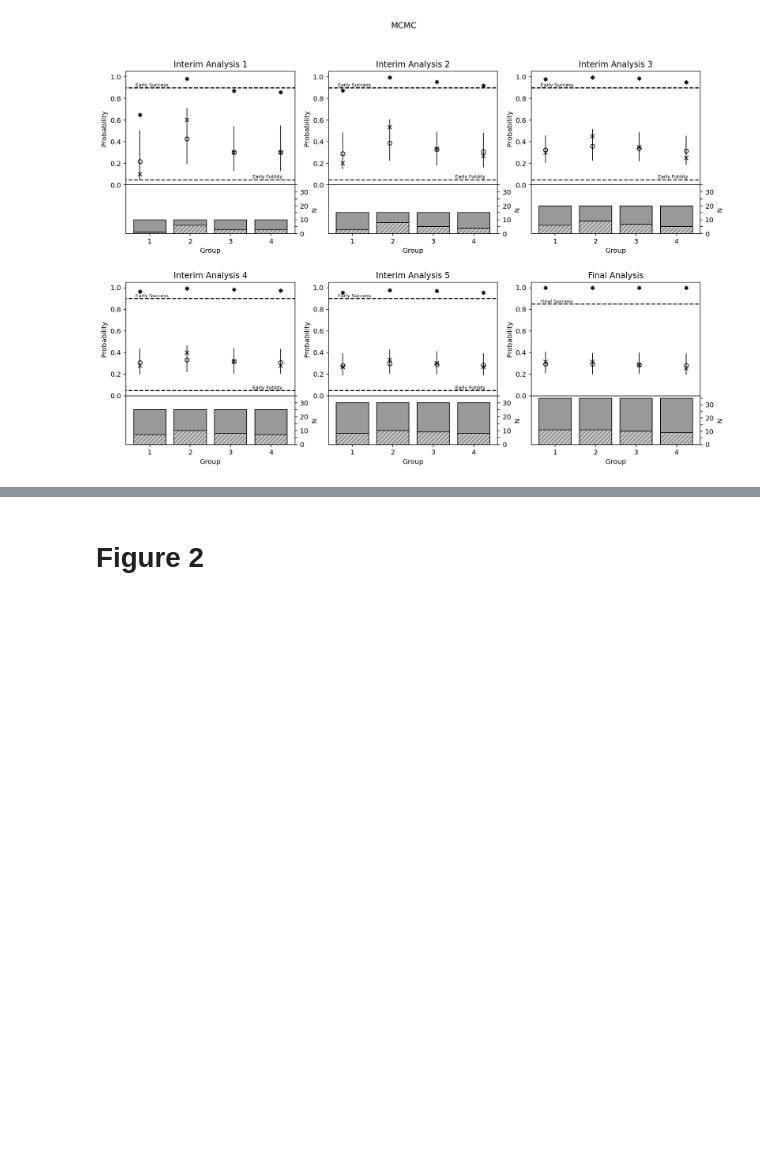
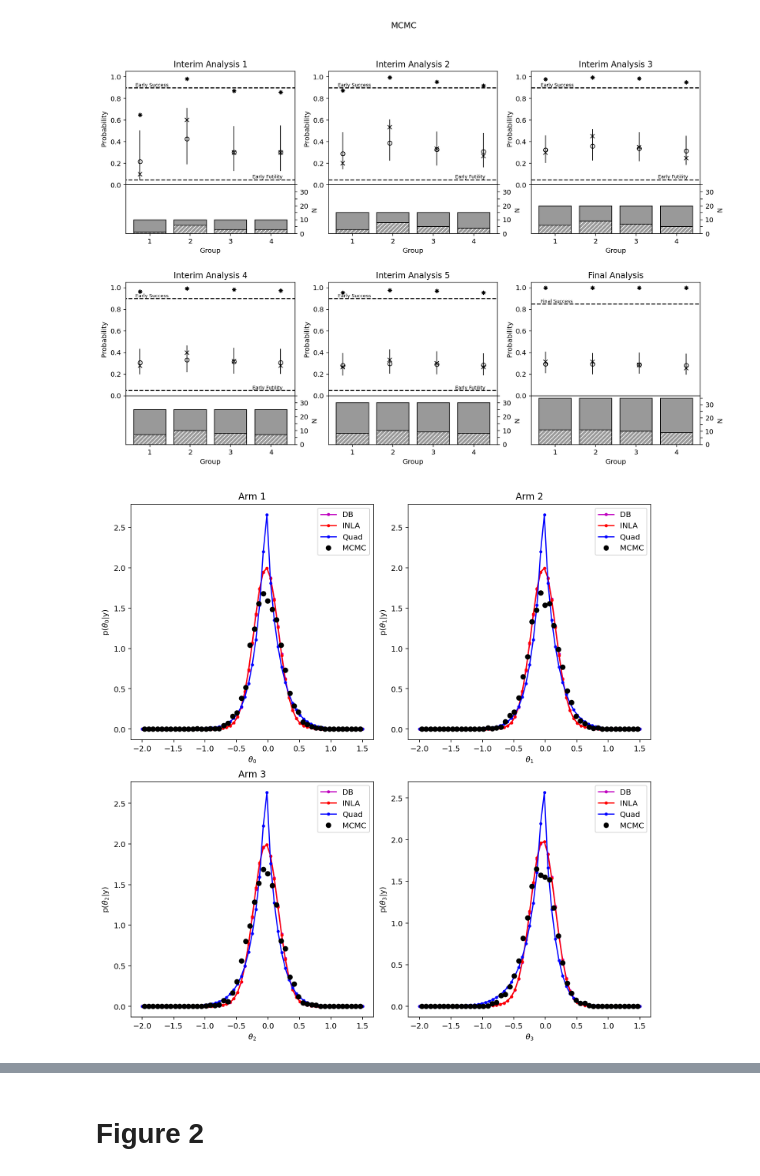
Before and after one commit to Confirm-Solutions/imprint, a Jupyter notebook: research/berry/berry_dirty.ipynb, the cells around one changed output, grey strips where cells are left out. Saved outputs shown, nothing was run; the diff lists cells and outputs as text; code cells hidden in the pictures; blank space fills up the shorter version.

Commit message:
Lots of comparison between INLA methods.

```diff
--- a/research/berry/berry_dirty.ipynb
+++ b/research/berry/berry_dirty.ipynb
@@ -161,3 +153,76 @@ berry.figure1_plot(b, "MCMC", data, mcmc_stats)
 [figure]
 [figure]
 [figure]
+# %%
+look_idx = 5
+plt.figure(figsize=(10, 10), constrained_layout=True)
+for arm_idx in range(4):
+    # Quadrature
+    ti_rule = util.simpson_rule(61, -2.0, 1.5)
+    integrate_dims = [0, 1, 2, 3]
+    integrate_dims.remove(arm_idx)
+    quad_p_ti_g_y = quadrature.integrate(
+        b,
+        data[None, look_idx],
+        integrate_sigma2=True,
+        integrate_thetas=integrate_dims,
+        fixed_dims={arm_idx: ti_rule},
+        n_theta=9,
+    )
+    quad_p_ti_g_y /= np.sum(quad_p_ti_g_y * ti_rule.wts, axis=1)[:, None]
+
+    # MCMC
+    mcmc_thetai = np.asarray(
+        mcmc_data[look_idx].get_samples(False)["theta"][:, arm_idx]
+    )
+    domain = (np.min(ti_rule.pts), np.max(ti_rule.pts))
+    counts, bin_edges = np.histogram(mcmc_thetai, bins=np.linspace(*domain, 51))
+    counts = counts.astype(np.float64)
+    counts /= np.sum(counts)
+    bin_widths = bin_edges[1:] - bin_edges[:-1]
+    mcmc_pdf = (counts / np.sum(counts)) / bin_widths
+    bin_centers = (bin_edges[:-1] + bin_edges[1:]) / 2.0
+
+    # INLA
+    n_arms = 4
+    x_mu = report["x0"].reshape((*post_hyper.shape, n_arms))
+    x_sigma2 = (
+        report["model"].sigma2_from_H(report["H"]).reshape((*post_hyper.shape, n_arms))
+    )
+    x_sigma = np.sqrt(x_sigma2)
+    inla_pdf = scipy.stats.norm.pdf(
+        ti_rule.pts[:, None],
+        x_mu[None, look_idx, :, arm_idx],
+        x_sigma[None, 5, :, arm_idx],
+    )
+    inla_p_ti_g_y = np.sum(
+        inla_pdf * post_hyper[None, look_idx, :] * b.sigma2_rule.wts[None, :], axis=1
+    )
+
+    # DB
+    x_mu = db_stats["mu_posterior"]
+    x_sigma = np.sqrt(db_stats["sigma2_posterior"])
+    db_pdf = scipy.stats.norm.pdf(
+        ti_rule.pts[:, None],
+        x_mu[None, look_idx, :, arm_idx],
+        x_sigma[None, 5, :, arm_idx],
+    )
+    db_p_ti_g_y = np.sum(
+        db_pdf
+        * db_stats["sigma2_given_y"][None, look_idx, :]
+        * b.sigma2_rule.wts[None, :],
+        axis=1,
+    )
+
+    plt.title(f"Arm {arm_idx}")
+    plt.subplot(2, 2, arm_idx + 1)
+    plt.plot(ti_rule.pts, db_p_ti_g_y, "m-o", markersize=3, label="DB")
+    plt.plot(ti_rule.pts, inla_p_ti_g_y, "r-o", markersize=3, label="INLA")
+    plt.plot(ti_rule.pts, quad_p_ti_g_y[0], "b-o", markersize=3, label="Quad")
+    plt.plot(bin_centers, mcmc_pdf, "ko", label="MCMC")
+    plt.xlabel(f'$\\theta_{arm_idx}$')
+    plt.ylabel(f'p($\\theta_{arm_idx}$|y)')
+    plt.legend()
+plt.show()
+# %% [output]
+[figure, added]
```
Also changed, not shown: parts of 9 cells of this notebook, 2 other files.
